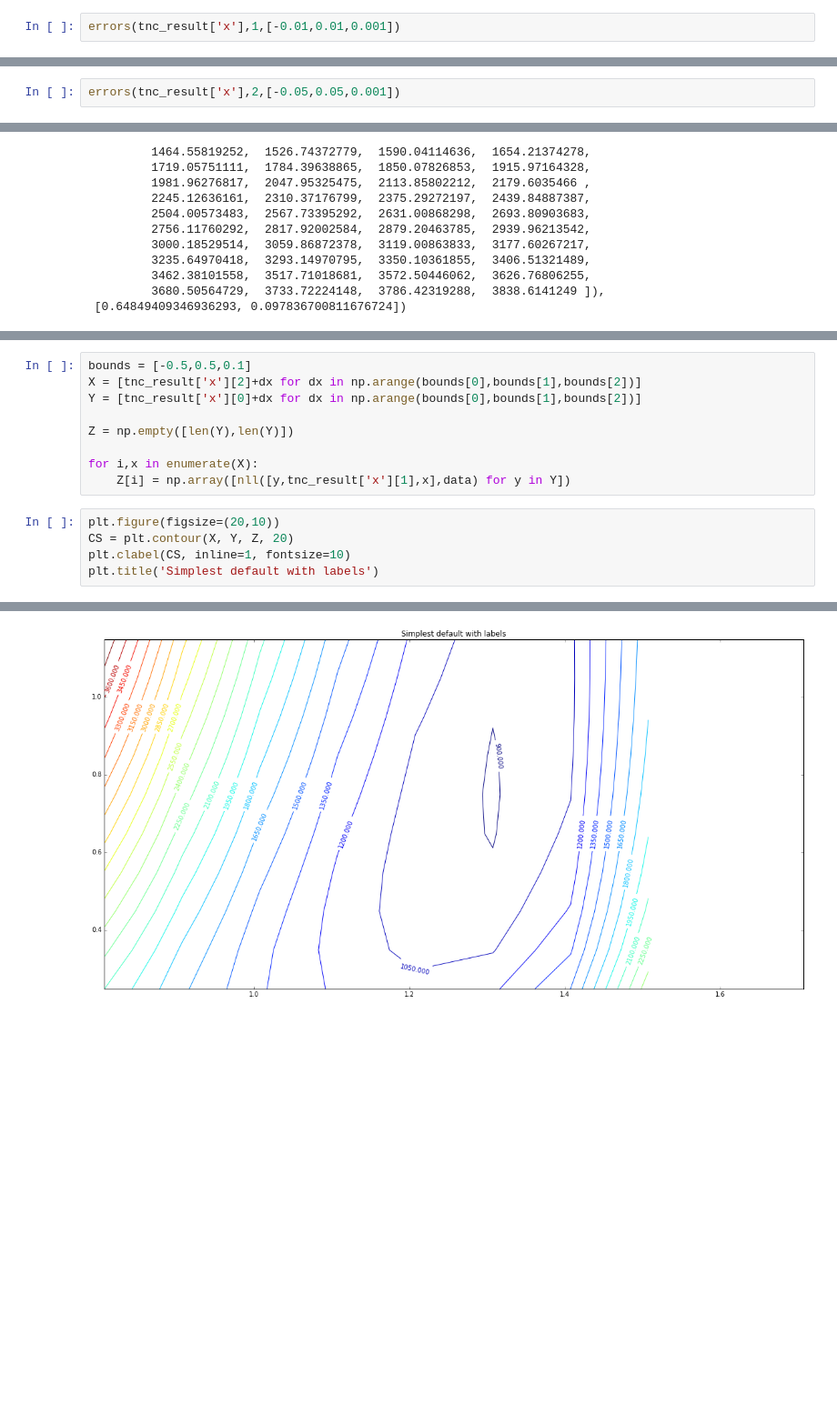
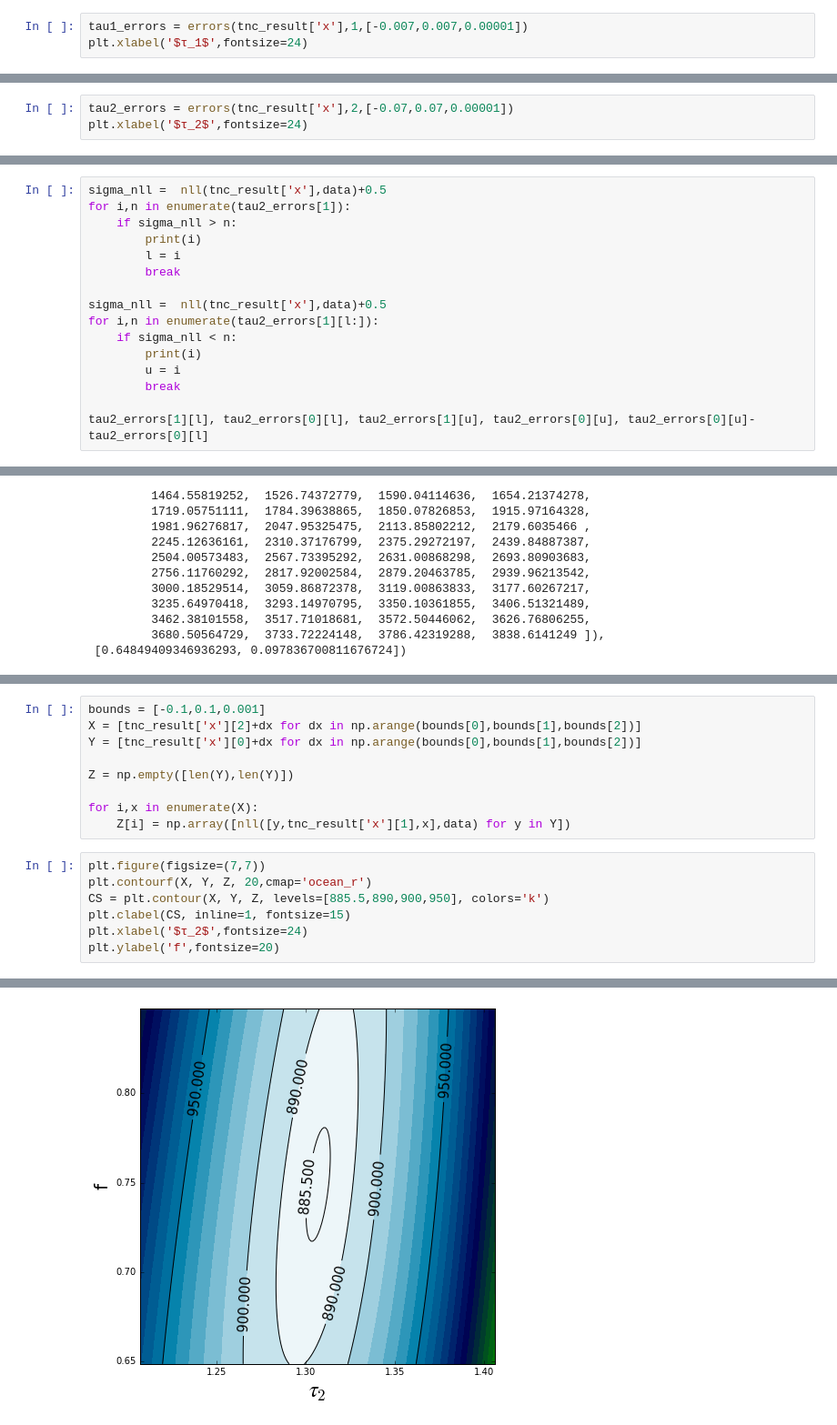
Before and after one commit to calumhrmurray/NumRep, a Jupyter notebook: max_likelihood/MLE.ipynb, the cells around one changed output, grey strips where cells are left out. Shown: that part at 91% size. Cells and saved outputs as stored; diff of their text form; blank space fills up the shorter version.

```diff
--- a/max_likelihood/MLE.ipynb
+++ b/max_likelihood/MLE.ipynb
@@ -105,3 +138,4 @@ errors(tnc_result['x'],0,[-0.01,0.01,0.001])
 # %%
-errors(tnc_result['x'],1,[-0.01,0.01,0.001])
+tau1_errors = errors(tnc_result['x'],1,[-0.007,0.007,0.00001])
+plt.xlabel('$τ_1$',fontsize=24)
 # %% [output]
@@ -109,3 +168,4 @@ errors(tnc_result['x'],1,[-0.01,0.01,0.001])
 # %%
-errors(tnc_result['x'],2,[-0.05,0.05,0.001])
+tau2_errors = errors(tnc_result['x'],2,[-0.07,0.07,0.00001])
+plt.xlabel('$τ_2$',fontsize=24)
 # %% [output]
@@ -112,0 +174,16 @@ errors(tnc_result['x'],2,[-0.05,0.05,0.001])
+# %%
+sigma_nll =  nll(tnc_result['x'],data)+0.5
+for i,n in enumerate(tau2_errors[1]):
+    if sigma_nll > n:
+        print(i)
+        l = i
+        break
+
+sigma_nll =  nll(tnc_result['x'],data)+0.5
+for i,n in enumerate(tau2_errors[1][l:]):
+    if sigma_nll < n:
+        print(i)
+        u = i
+        break
+
+tau2_errors[1][l], tau2_errors[0][l], tau2_errors[1][u], tau2_errors[0][u], tau2_errors[0][u]- tau2_errors[0][l]
@@ -188,5 +261,5 @@ plt.clabel(CS, inline=1, fontsize=10)
 # %%
-bounds = [-0.5,0.5,0.1]
+bounds = [-0.1,0.1,0.001]
 X = [tnc_result['x'][2]+dx for dx in np.arange(bounds[0],bounds[1],bounds[2])]
 Y = [tnc_result['x'][0]+dx for dx in np.arange(bounds[0],bounds[1],bounds[2])]
 
@@ -195,10 +268,12 @@ Z = np.empty([len(Y),len(Y)])
 for i,x in enumerate(X):
     Z[i] = np.array([nll([y,tnc_result['x'][1],x],data) for y in Y])
 # %%
-plt.figure(figsize=(20,10))
-CS = plt.contour(X, Y, Z, 20)
-plt.clabel(CS, inline=1, fontsize=10)
-plt.title('Simplest default with labels')
+plt.figure(figsize=(7,7))
+plt.contourf(X, Y, Z, 20,cmap='ocean_r')
+CS = plt.contour(X, Y, Z, levels=[885.5,890,900,950], colors='k')
+plt.clabel(CS, inline=1, fontsize=15)
+plt.xlabel('$τ_2$',fontsize=24)
+plt.ylabel('f',fontsize=20)
 # %% [output]
 <matplotlib.text.Text at 0x...>
-[figure, old version]
+[figure, new version]
```
Also changed, not shown: parts of 16 cells of this notebook, 16 other files.
